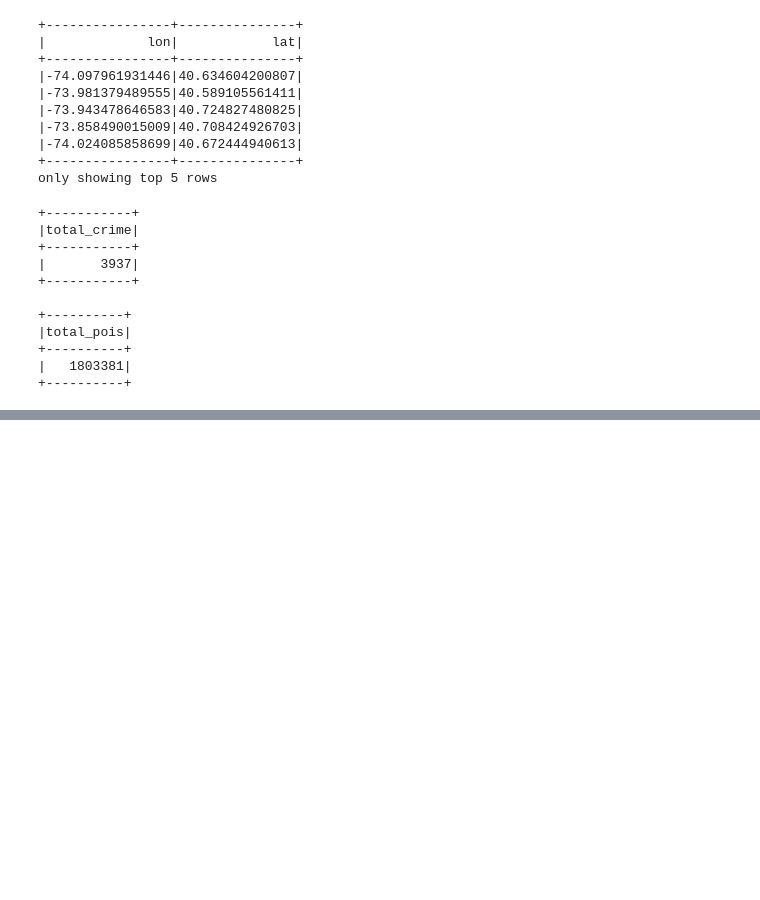
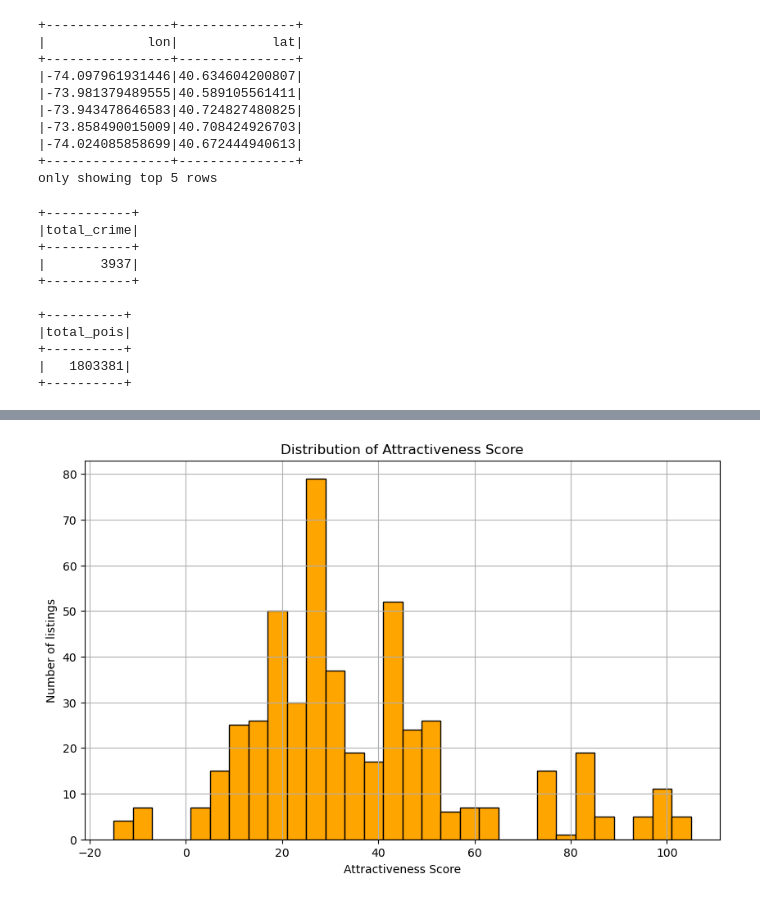
Before and after one commit to Nathan432532/Data-visualisatie, a Jupyter notebook: DV_opdracht.ipynb, the cells around one changed output, grey strips where cells are left out. Drawn from its saved outputs; the diff is of its cells as text; code cells hidden in the pictures; blank space fills up the shorter version.

```diff
--- a/DV_opdracht.ipynb
+++ b/DV_opdracht.ipynb
@@ -255,0 +336,10 @@ map_nyc
+# %%
+plt.figure(figsize=(10,6))
+plt.hist(x, bins=30, color='orange', edgecolor='black')
+plt.xlabel("Attractiveness Score")
+plt.ylabel("Number of listings")
+plt.title("Distribution of Attractiveness Score")
+plt.grid(True)
+plt.show()
+# %% [output]
+[figure, added]
```
Also changed, not shown: parts of 14 cells of this notebook, 1 other file.
